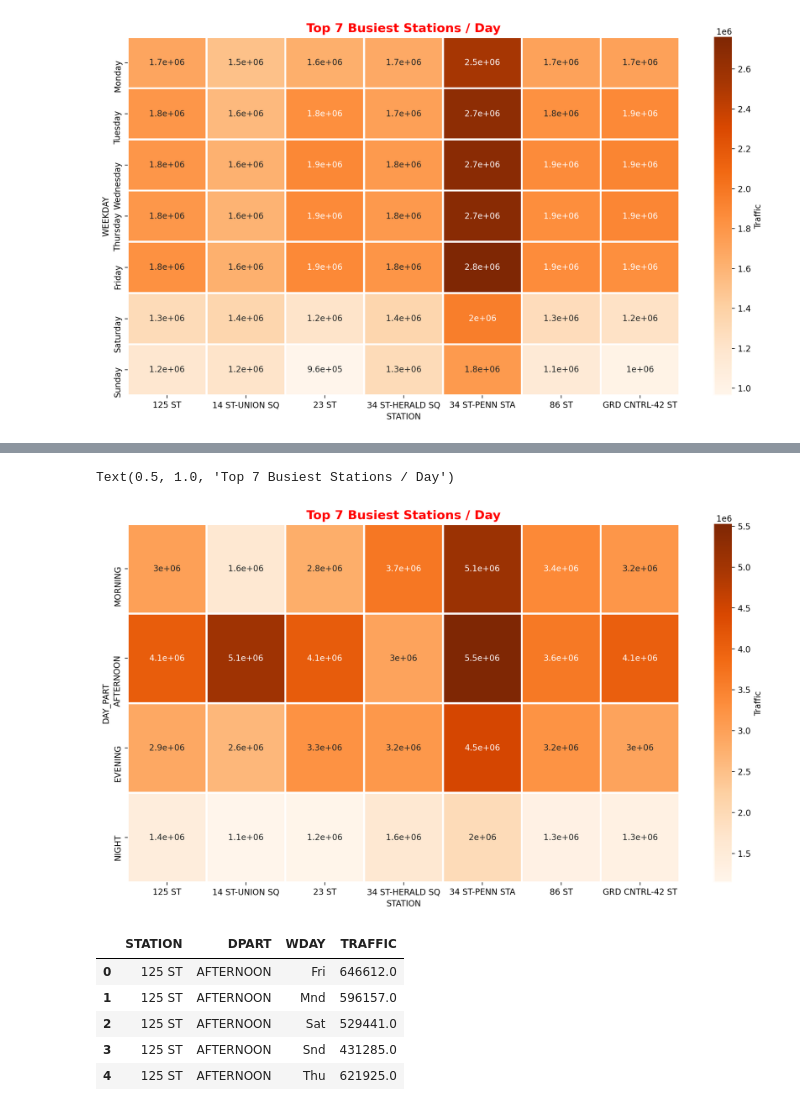
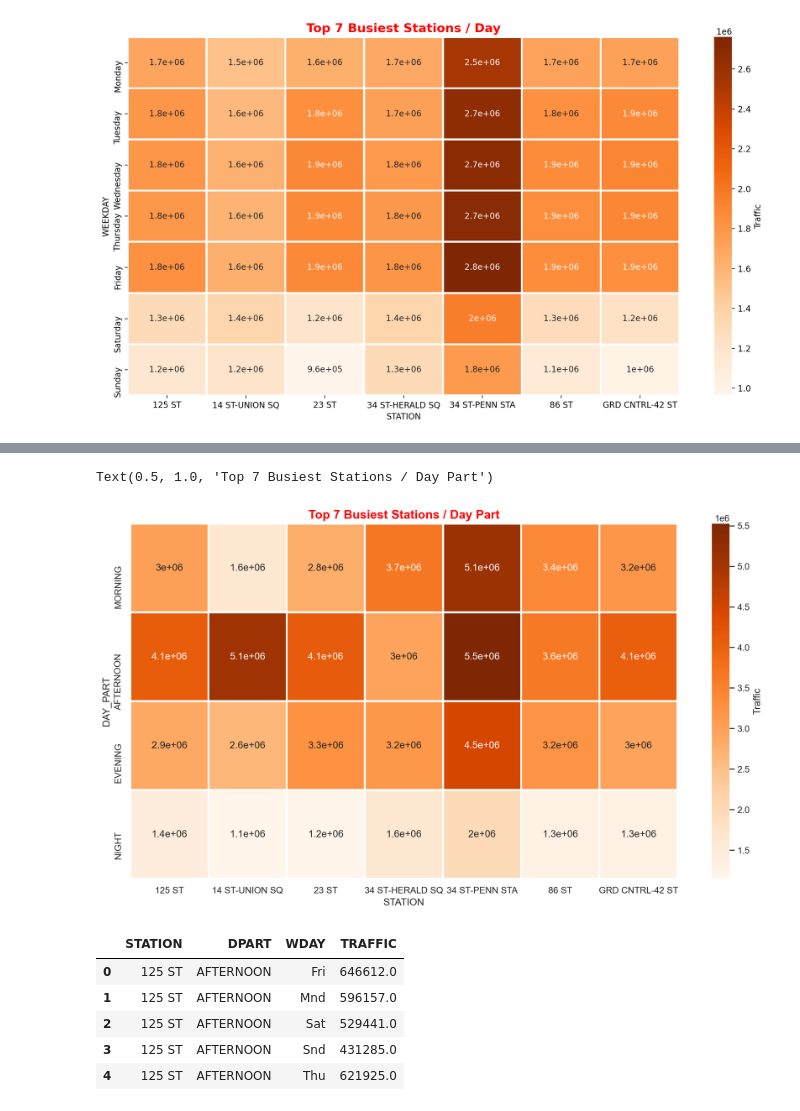
Before and after one commit to osmanGuler19/MTA_TURNSTILE, a Jupyter notebook: DS-1.ipynb, the cells around one changed output, grey strips where cells are left out. Cells and saved outputs as stored; diff of their text form; code cells hidden in the pictures.

```diff
--- a/DS-1.ipynb
+++ b/DS-1.ipynb
@@ -527,10 +567,10 @@ mta_top7_heatmap.head(10)
 # %%
 plt.figure(figsize=(15,8),dpi=200)
 sns.heatmap(mta_top7_heatmap,annot=True, linewidths=2, cmap="Oranges",cbar_kws={'label': 'Traffic'})
-plt.title("Top 7 Busiest Stations / Day",weight="bold",c="red", fontsize=15)
+plt.title("Top 7 Busiest Stations / Day Part",weight="bold",c="red", fontsize=15)
 # %% [output]
-Text(0.5, 1.0, 'Top 7 Busiest Stations / Day')
+Text(0.5, 1.0, 'Top 7 Busiest Stations / Day Part')
-[figure, old version]
+[figure, new version]
 # %%
 mta_top7_daily = top_seven_df.groupby(["STATION","DAY_PART","WEEKDAY"]).sum()
 week_day_traffic_heatmap =mta_top7_daily.groupby(['DAY_PART','STATION',"WEEKDAY"])['TRAFFIC'].sum().reset_index()
```
Also changed, not shown: parts of 5 cells of this notebook.
